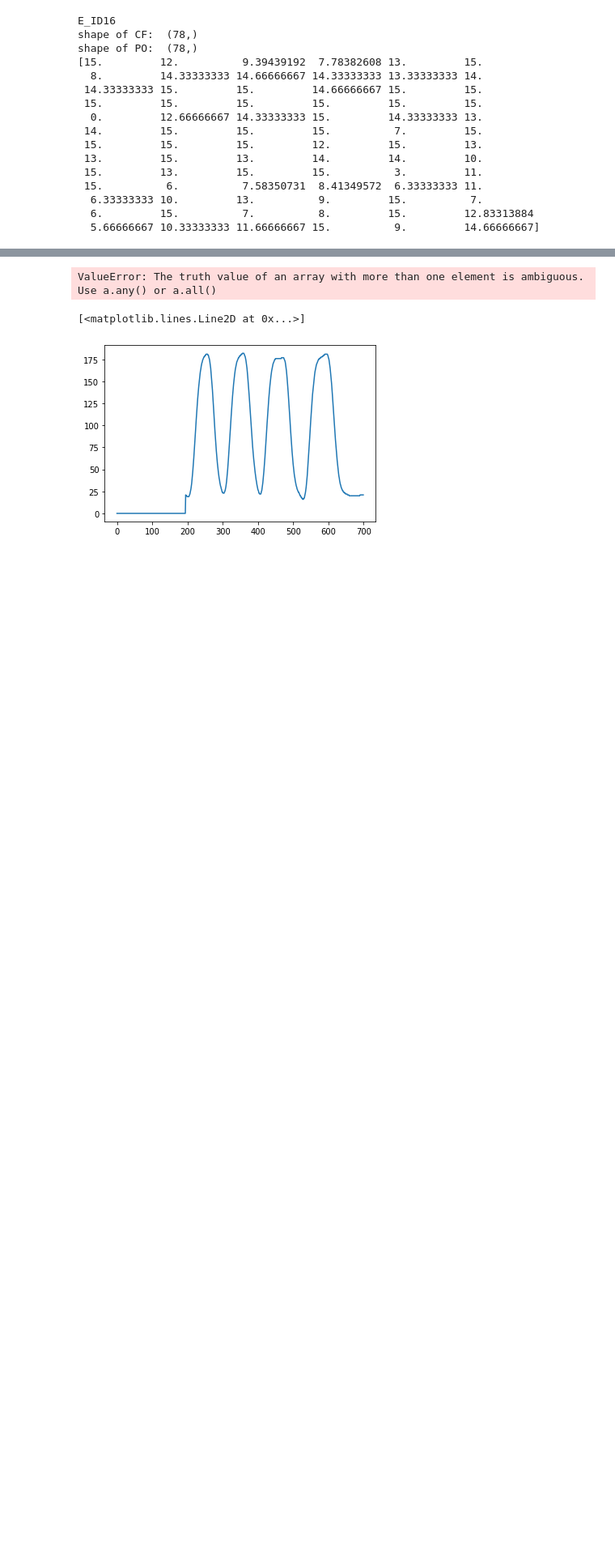
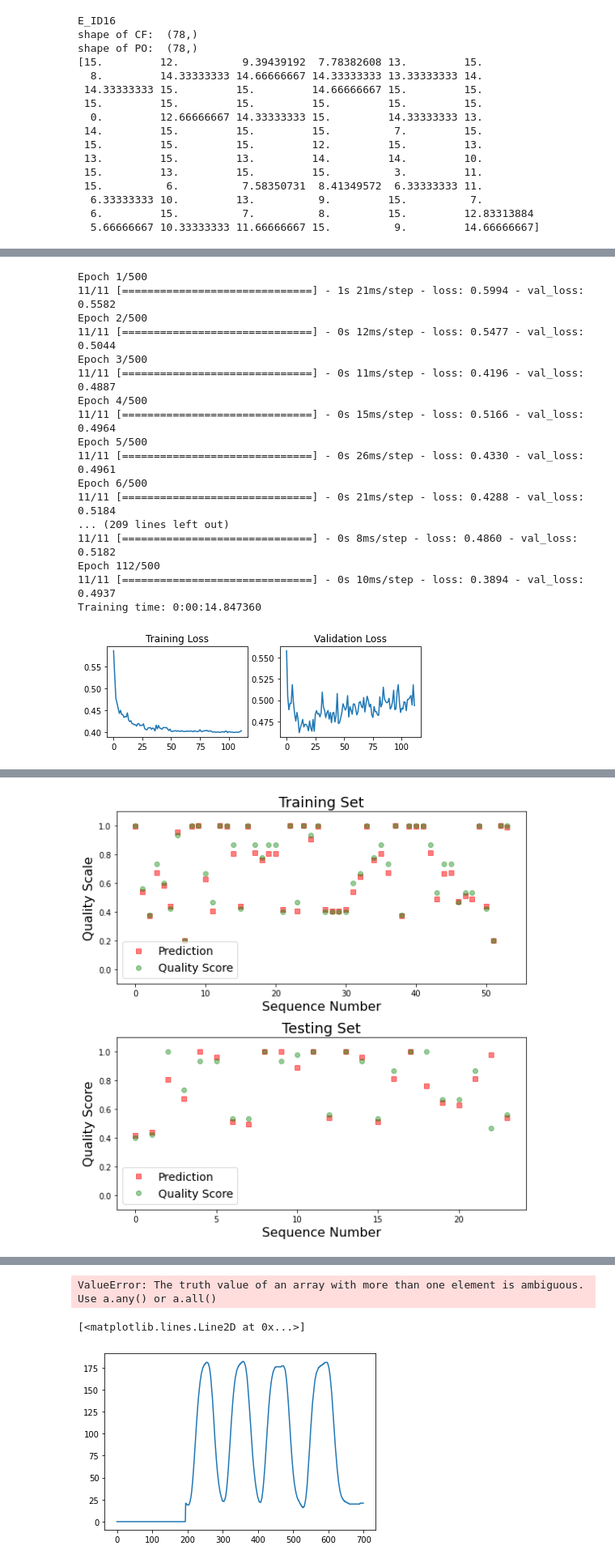
Before and after one commit to anmolcool007/Movement-Quality-Assessment, a Jupyter notebook: playground.ipynb, the cells around one changed output, grey strips where cells are left out. Shown: that part at 81% size. Cells and saved outputs as stored; diff of their text form; code cells hidden in the pictures; blank space fills up the shorter version.

```diff
--- a/playground.ipynb
+++ b/playground.ipynb
@@ -237,0 +342,21 @@ dropout_rate = 0.2   # Droput rate
+# %%
+Mean_abs_dev2, RMS_dev2  = Network()
+# %% [output]
+Epoch 1/500
+11/11 [==============================] - 1s 21ms/step - loss: 0.5994 - val_loss: 0.5582
+Epoch 2/500
+11/11 [==============================] - 0s 12ms/step - loss: 0.5477 - val_loss: 0.5044
+Epoch 3/500
+11/11 [==============================] - 0s 11ms/step - loss: 0.4196 - val_loss: 0.4887
+Epoch 4/500
+11/11 [==============================] - 0s 15ms/step - loss: 0.5166 - val_loss: 0.4964
+Epoch 5/500
+11/11 [==============================] - 0s 26ms/step - loss: 0.4330 - val_loss: 0.4961
+Epoch 6/500
+11/11 [==============================] - 0s 21ms/step - loss: 0.4288 - val_loss: 0.5184
+... (209 lines left out)
+11/11 [==============================] - 0s 8ms/step - loss: 0.4860 - val_loss: 0.5182
+Epoch 112/500
+11/11 [==============================] - 0s 10ms/step - loss: 0.3894 - val_loss: 0.4937
+Training time: 0:00:14.847360
+[figure, added]
@@ -237,0 +364 @@ dropout_rate = 0.2   # Droput rate
+[figure, added]
```
Also changed, not shown: parts of 11 cells of this notebook.
